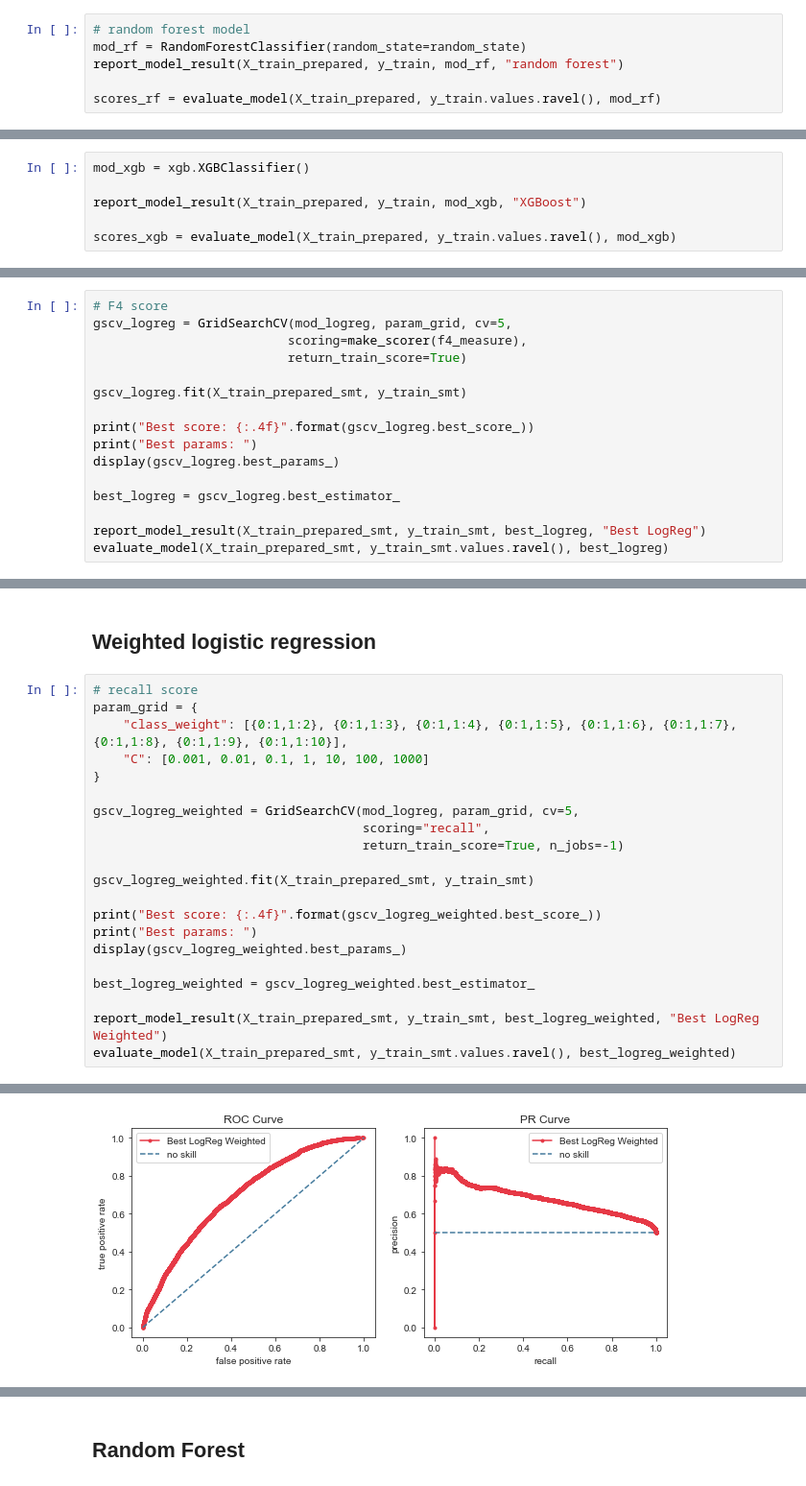
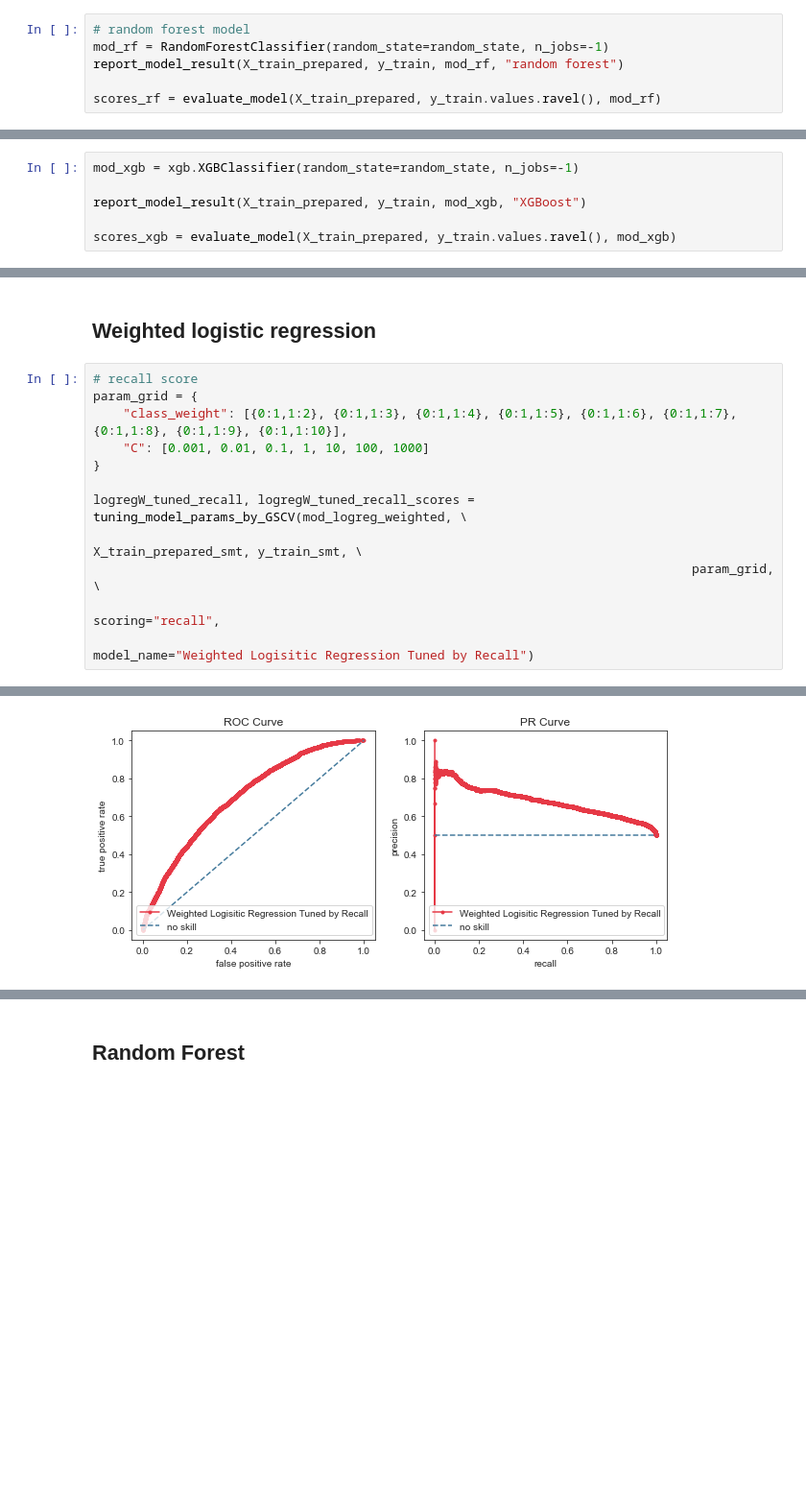
Before and after one commit to 21m1n/A-Deep-Dive-into-Imbalanced-Loan-Data-from-lendingclub.com, a Jupyter notebook: Loan Data.ipynb, the cells around one changed output, grey strips where cells are left out. Shown at 96% size. Cells and saved outputs as stored; diff of their text form; blank space fills up the shorter version.

```diff
--- a/Loan Data.ipynb
+++ b/Loan Data.ipynb
@@ -1062,7 +1095,7 @@ fig.tight_layout()
 ## Random Forest
 # %%
 # random forest model
-mod_rf = RandomForestClassifier(random_state=random_state)
+mod_rf = RandomForestClassifier(random_state=random_state, n_jobs=-1)
 report_model_result(X_train_prepared, y_train, mod_rf, "random forest")
 
 scores_rf = evaluate_model(X_train_prepared, y_train.values.ravel(), mod_rf)
@@ -1129,7 +1162,7 @@ dtype: float64
 # %% [markdown]
 ## XGBoost
 # %%
-mod_xgb = xgb.XGBClassifier()
+mod_xgb = xgb.XGBClassifier(random_state=random_state, n_jobs=-1)
 
 report_model_result(X_train_prepared, y_train, mod_xgb, "XGBoost")
 
@@ -1645,16 +1557,0 @@ mean accuracy scores, train: 0.6736, test: 0.6726
-# %%
-# F4 score
-gscv_logreg = GridSearchCV(mod_logreg, param_grid, cv=5,
-                          scoring=make_scorer(f4_measure),
-                          return_train_score=True)
-
-gscv_logreg.fit(X_train_prepared_smt, y_train_smt)
-
-print("Best score: {:.4f}".format(gscv_logreg.best_score_))
-print("Best params: ")
-display(gscv_logreg.best_params_)
-
-best_logreg = gscv_logreg.best_estimator_
-
-report_model_result(X_train_prepared_smt, y_train_smt, best_logreg, "Best LogReg")
-evaluate_model(X_train_prepared_smt, y_train_smt.values.ravel(), best_logreg)
@@ -1703,18 +1724,9 @@ param_grid = {
     "C": [0.001, 0.01, 0.1, 1, 10, 100, 1000]
 }
 
-gscv_logreg_weighted = GridSearchCV(mod_logreg, param_grid, cv=5,
-                                    scoring="recall",
-                                    return_train_score=True, n_jobs=-1)
-
-gscv_logreg_weighted.fit(X_train_prepared_smt, y_train_smt)
-
-print("Best score: {:.4f}".format(gscv_logreg_weighted.best_score_))
-print("Best params: ")
-display(gscv_logreg_weighted.best_params_)
-
-best_logreg_weighted = gscv_logreg_weighted.best_estimator_
-
-report_model_result(X_train_prepared_smt, y_train_smt, best_logreg_weighted, "Best LogReg Weighted")
-evaluate_model(X_train_prepared_smt, y_train_smt.values.ravel(), best_logreg_weighted)
+logregW_tuned_recall, logregW_tuned_recall_scores = tuning_model_params_by_GSCV(mod_logreg_weighted, \
+                                                                                X_train_prepared_smt, y_train_smt, \
+                                                                                param_grid, \
+                                                                                scoring="recall",
+                                                                                model_name="Weighted Logisitic Regression Tuned by Recall")
 # %% [output]
@@ -1725,16 +1737,16 @@ Model Result: <<  Best LogReg Weighted  >>
 
 Confusion matrix:
 [figure]
 Classification report:
               precision    recall  f1-score   support
 
            0       1.00      0.00      0.01      6436
            1       0.50      1.00      0.67      6436
 
     accuracy                           0.50     12872
    macro avg       0.75      0.50      0.34     12872
 weighted avg       0.75      0.50      0.34     12872
-[figure, old version]
+[figure, new version]
 ============================================================
 Model evaluation using K fold stratification
 <<<   LogisticRegression(C=0.001, class_weight={0: 1, 1: 6})   >>>
```
Also changed, not shown: parts of 69 cells of this notebook.
